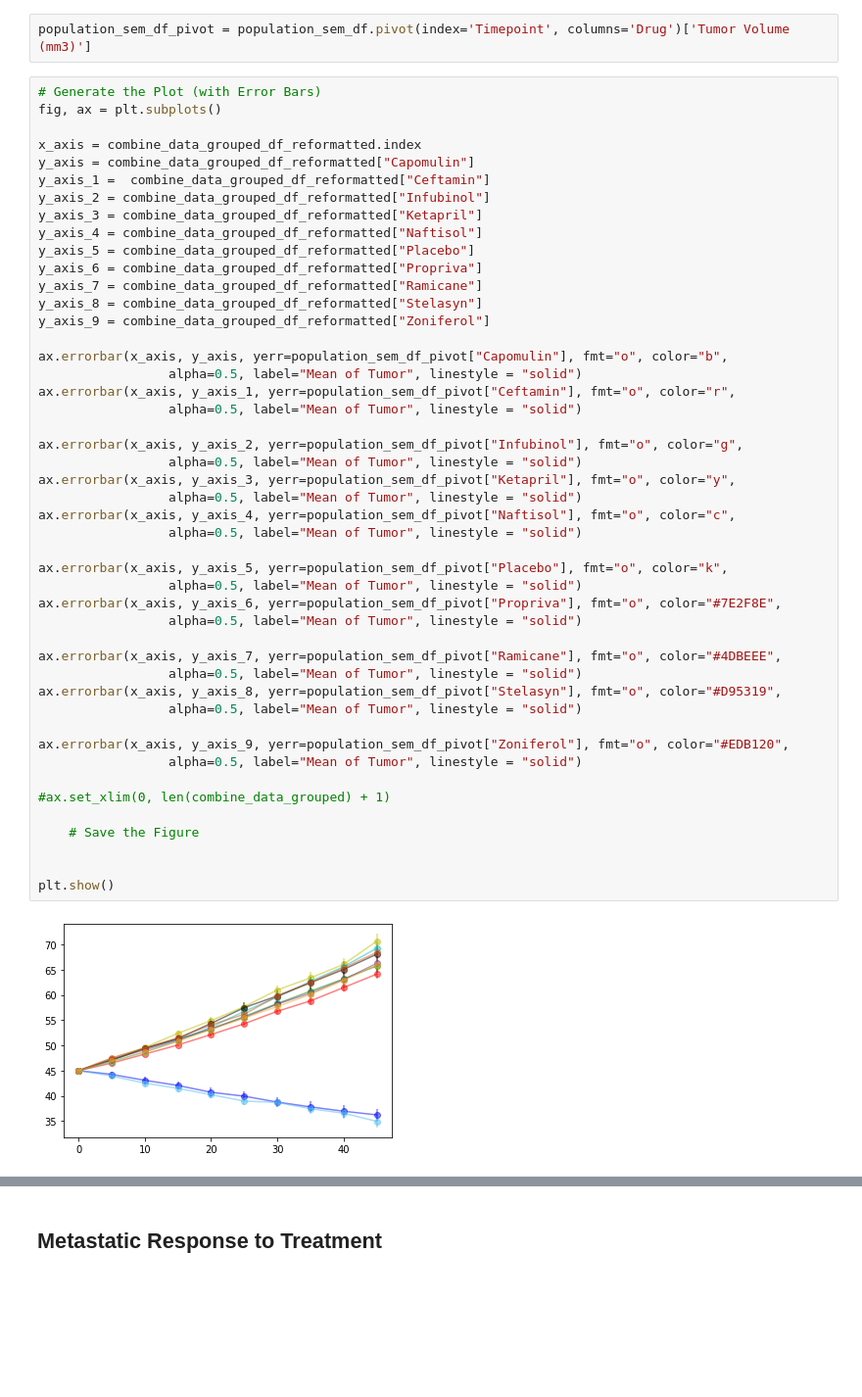
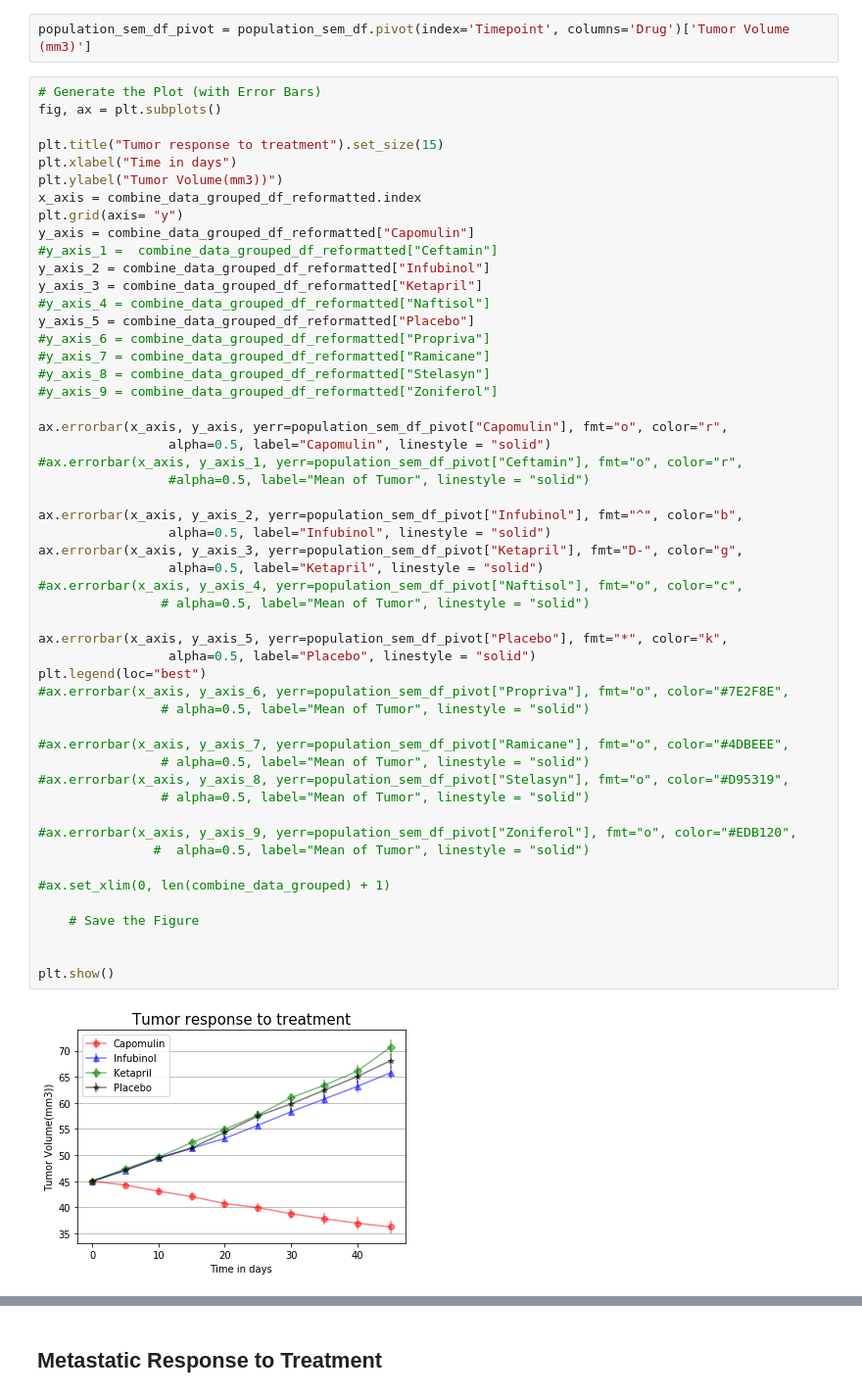
Before and after one commit to deborah129/Pymaceuticals, a Jupyter notebook: Pymaceuticals.ipynb, the cells around one changed output, grey strips where cells are left out. Shown: that part at 98% size. Drawn from its saved outputs; the diff is of its cells as text; blank space fills up the shorter version.

```diff
--- a/Pymaceuticals.ipynb
+++ b/Pymaceuticals.ipynb
@@ -98,51 +114,56 @@ population_sem_df_pivot = population_sem_df.pivot(index='Timepoint', columns='Dr
 # %%
 # Generate the Plot (with Error Bars)
 fig, ax = plt.subplots()
 
+plt.title("Tumor response to treatment").set_size(15)
+plt.xlabel("Time in days")
+plt.ylabel("Tumor Volume(mm3))")
 x_axis = combine_data_grouped_df_reformatted.index
+plt.grid(axis= "y")
 y_axis = combine_data_grouped_df_reformatted["Capomulin"]
-y_axis_1 =  combine_data_grouped_df_reformatted["Ceftamin"]
+#y_axis_1 =  combine_data_grouped_df_reformatted["Ceftamin"]
 y_axis_2 = combine_data_grouped_df_reformatted["Infubinol"]
 y_axis_3 = combine_data_grouped_df_reformatted["Ketapril"]
-y_axis_4 = combine_data_grouped_df_reformatted["Naftisol"]
+#y_axis_4 = combine_data_grouped_df_reformatted["Naftisol"]
 y_axis_5 = combine_data_grouped_df_reformatted["Placebo"]
-y_axis_6 = combine_data_grouped_df_reformatted["Propriva"]
-y_axis_7 = combine_data_grouped_df_reformatted["Ramicane"]
-y_axis_8 = combine_data_grouped_df_reformatted["Stelasyn"]
-y_axis_9 = combine_data_grouped_df_reformatted["Zoniferol"]
+#y_axis_6 = combine_data_grouped_df_reformatted["Propriva"]
+#y_axis_7 = combine_data_grouped_df_reformatted["Ramicane"]
+#y_axis_8 = combine_data_grouped_df_reformatted["Stelasyn"]
+#y_axis_9 = combine_data_grouped_df_reformatted["Zoniferol"]
 
-ax.errorbar(x_axis, y_axis, yerr=population_sem_df_pivot["Capomulin"], fmt="o", color="b",
-                 alpha=0.5, label="Mean of Tumor", linestyle = "solid")
-ax.errorbar(x_axis, y_axis_1, yerr=population_sem_df_pivot["Ceftamin"], fmt="o", color="r",
-                 alpha=0.5, label="Mean of Tumor", linestyle = "solid")
+ax.errorbar(x_axis, y_axis, yerr=population_sem_df_pivot["Capomulin"], fmt="o", color="r",
+                 alpha=0.5, label="Capomulin", linestyle = "solid")
+#ax.errorbar(x_axis, y_axis_1, yerr=population_sem_df_pivot["Ceftamin"], fmt="o", color="r",
+                 #alpha=0.5, label="Mean of Tumor", linestyle = "solid")
 
-ax.errorbar(x_axis, y_axis_2, yerr=population_sem_df_pivot["Infubinol"], fmt="o", color="g",
-                 alpha=0.5, label="Mean of Tumor", linestyle = "solid")
-ax.errorbar(x_axis, y_axis_3, yerr=population_sem_df_pivot["Ketapril"], fmt="o", color="y",
-                 alpha=0.5, label="Mean of Tumor", linestyle = "solid")
-ax.errorbar(x_axis, y_axis_4, yerr=population_sem_df_pivot["Naftisol"], fmt="o", color="c",
-                 alpha=0.5, label="Mean of Tumor", linestyle = "solid")
+ax.errorbar(x_axis, y_axis_2, yerr=population_sem_df_pivot["Infubinol"], fmt="^", color="b",
+                 alpha=0.5, label="Infubinol", linestyle = "solid")
+ax.errorbar(x_axis, y_axis_3, yerr=population_sem_df_pivot["Ketapril"], fmt="D-", color="g",
+                 alpha=0.5, label="Ketapril", linestyle = "solid")
+#ax.errorbar(x_axis, y_axis_4, yerr=population_sem_df_pivot["Naftisol"], fmt="o", color="c",
+                # alpha=0.5, label="Mean of Tumor", linestyle = "solid")
 
-ax.errorbar(x_axis, y_axis_5, yerr=population_sem_df_pivot["Placebo"], fmt="o", color="k",
-                 alpha=0.5, label="Mean of Tumor", linestyle = "solid")
-ax.errorbar(x_axis, y_axis_6, yerr=population_sem_df_pivot["Propriva"], fmt="o", color="#7E2F8E",
-                 alpha=0.5, label="Mean of Tumor", linestyle = "solid")
+ax.errorbar(x_axis, y_axis_5, yerr=population_sem_df_pivot["Placebo"], fmt="*", color="k",
+                 alpha=0.5, label="Placebo", linestyle = "solid")
+plt.legend(loc="best")
+#ax.errorbar(x_axis, y_axis_6, yerr=population_sem_df_pivot["Propriva"], fmt="o", color="#7E2F8E",
+                # alpha=0.5, label="Mean of Tumor", linestyle = "solid")
 
-ax.errorbar(x_axis, y_axis_7, yerr=population_sem_df_pivot["Ramicane"], fmt="o", color="#4DBEEE",
-                 alpha=0.5, label="Mean of Tumor", linestyle = "solid")
-ax.errorbar(x_axis, y_axis_8, yerr=population_sem_df_pivot["Stelasyn"], fmt="o", color="#D95319",
-                 alpha=0.5, label="Mean of Tumor", linestyle = "solid")
+#ax.errorbar(x_axis, y_axis_7, yerr=population_sem_df_pivot["Ramicane"], fmt="o", color="#4DBEEE",
+                # alpha=0.5, label="Mean of Tumor", linestyle = "solid")
+#ax.errorbar(x_axis, y_axis_8, yerr=population_sem_df_pivot["Stelasyn"], fmt="o", color="#D95319",
+                # alpha=0.5, label="Mean of Tumor", linestyle = "solid")
 
-ax.errorbar(x_axis, y_axis_9, yerr=population_sem_df_pivot["Zoniferol"], fmt="o", color="#EDB120",
-                 alpha=0.5, label="Mean of Tumor", linestyle = "solid")
+#ax.errorbar(x_axis, y_axis_9, yerr=population_sem_df_pivot["Zoniferol"], fmt="o", color="#EDB120",
+               #  alpha=0.5, label="Mean of Tumor", linestyle = "solid")
 
 #ax.set_xlim(0, len(combine_data_grouped) + 1)
 
     # Save the Figure
 
 
 plt.show()
 # %% [output]
-[figure, old version]
+[figure, new version]
 # %%
 # Show the Figure
```
Also changed, not shown: parts of 16 cells of this notebook.
